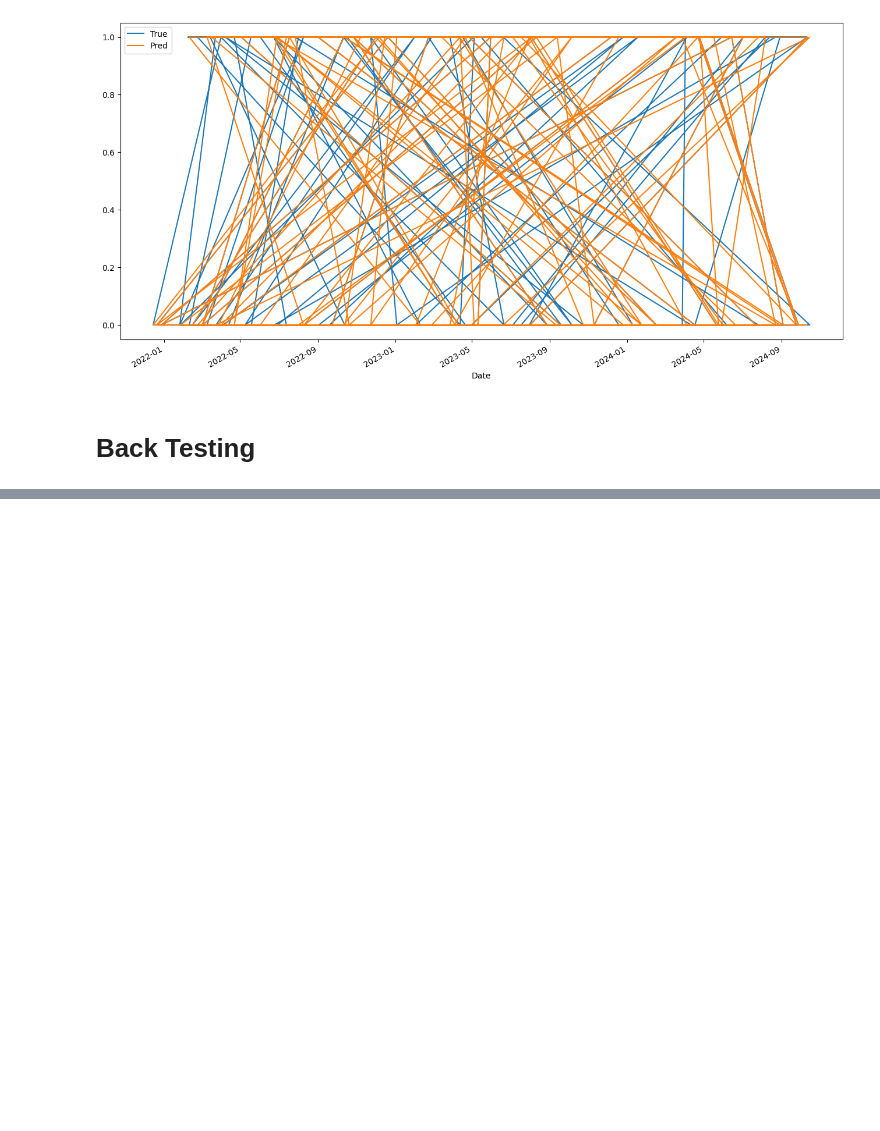
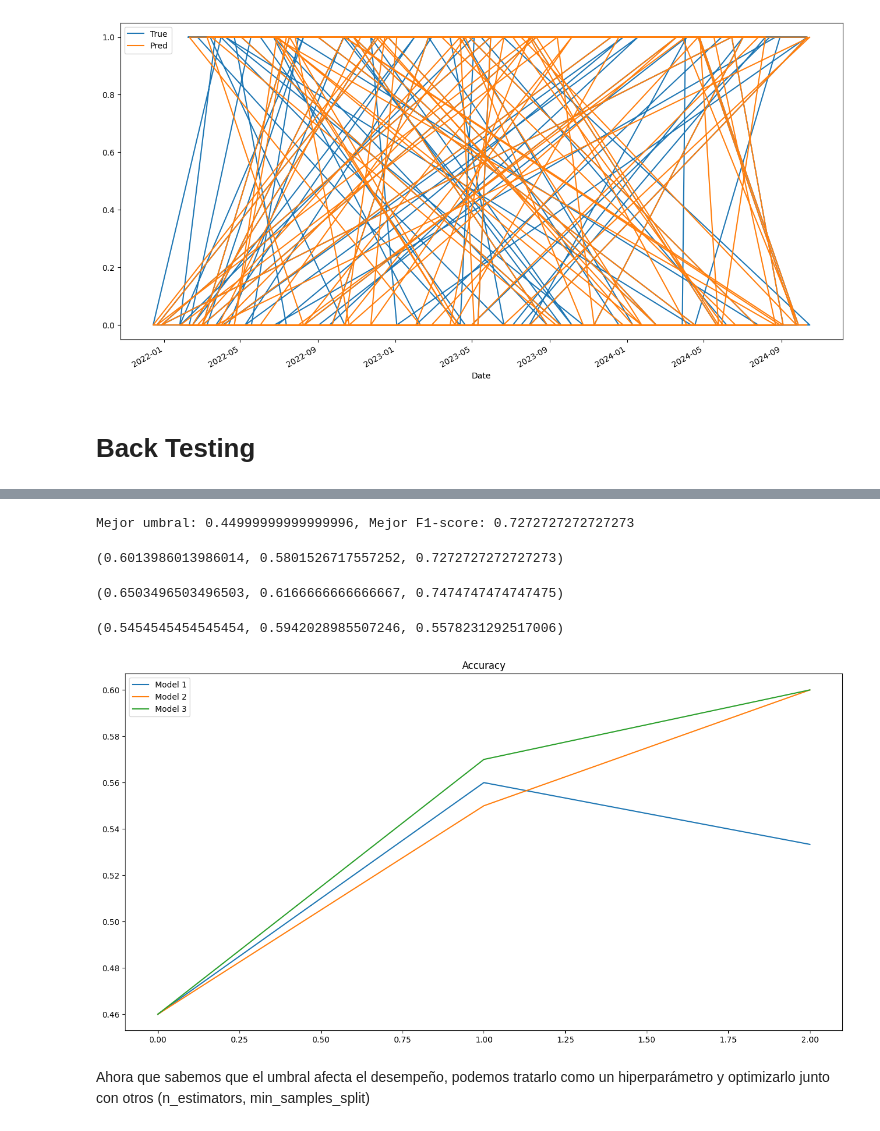
Before and after one commit to dapuentes/StockTimePredictor, a Jupyter notebook: ML_Nu.ipynb, the cells around one changed output, grey strips where cells are left out. Cells and saved outputs as stored; diff of their text form; code cells hidden in the pictures; blank space fills up the shorter version.

Commit message:
primeros modelos
primeros modelos randomforest

```diff
--- a/ML_Nu.ipynb
+++ b/ML_Nu.ipynb
@@ -178,4 +182,0 @@ def backtest(data, model, X, start=2500, step=250):
-# %%
-# testing backtest
-results = backtest(data, model, X, start = 2500, step = 250)
-results
@@ -189,0 +252,5 @@ predictions_df
+# %%
+model2 = RandomForestClassifier(n_estimators=1000,
+                               min_samples_split=100,
+                               random_state=42,
+                               class_weight="balanced")
@@ -189,0 +281,66 @@ predictions_df
+# %%
+model3 = RandomForestClassifier(n_estimators=1000, min_samples_split=50,
+                                random_state=42, class_weight="balanced")
+# %%
+# En lugar de usar 0.4, probar diferentes umbrales con la métrica F1-score para encontrar el mejor valor:
+from sklearn.metrics import f1_score
+best_threshold = 0.5
+best_f1 = 0
+
+for threshold in np.arange(0.3, 0.6, 0.05):
+    preds_adjusted = (probs > threshold).astype(int)
+    f1 = f1_score(y_test, preds_adjusted)
+    if f1 > best_f1:
+        best_f1 = f1
+        best_threshold = threshold
+
+print(f"Mejor umbral: {best_threshold}, Mejor F1-score: {best_f1}")
+# %% [output]
+Mejor umbral: 0.44999999999999996, Mejor F1-score: 0.7272727272727273
+# %%
+from sklearn.metrics import f1_score
+
+probs = model.predict_proba(X_test)[:, 1]
+preds_adjusted = (probs > best_threshold).astype(int)
+accuracy = accuracy_score(y_test, preds_adjusted)
+precision = precision_score(y_test, preds_adjusted)
+f1 = f1_score(y_test, preds_adjusted)
+
+accuracy, precision, f1
+# %% [output]
+(0.6013986013986014, 0.5801526717557252, 0.7272727272727273)
+# %%
+probs = model2.predict_proba(X_test)[:, 1]
+preds_adjusted = (probs > best_threshold).astype(int)
+accuracy = accuracy_score(y_test, preds_adjusted)
+precision = precision_score(y_test, preds_adjusted)
+f1 = f1_score(y_test, preds_adjusted)
+accuracy, precision, f1
+# %% [output]
+(0.6503496503496503, 0.6166666666666667, 0.7474747474747475)
+# %%
+#Para el modelo3
+model3.fit(X_train, y_train)
+probs = model3.predict_proba(X_test)[:, 1]
+preds_adjusted = (probs > best_threshold).astype(int)
+accuracy = accuracy_score(y_test, preds_adjusted)
+precision = precision_score(y_test, preds_adjusted)
+f1 = f1_score(y_test, preds_adjusted)
+accuracy, precision, f1
+# %% [output]
+(0.5454545454545454, 0.5942028985507246, 0.5578231292517006)
+# %%
+# Ploting the 3 results
+results_df = backtest_rolling(data, model, window=500, step=100)
+results_df2 = backtest_rolling(data, model2, window=500, step=100)
+results_df3 = backtest_rolling(data, model3, window=500, step=100)
+
+plt.figure(figsize=(16,8))
+plt.plot(results_df['Accuracy'], label='Model 1')
+plt.plot(results_df2['Accuracy'], label='Model 2')
+plt.plot(results_df3['Accuracy'], label='Model 3')
+plt.legend()
+plt.title('Accuracy')
+plt.show()
+# %% [output]
+[figure, added]
@@ -189,0 +350,2 @@ predictions_df
+# %% [markdown]
+Ahora que sabemos que el umbral afecta el desempeño, podemos tratarlo como un hiperparámetro y optimizarlo junto con otros (n_estimators, min_samples_split)
```
Also changed, not shown: parts of 28 cells of this notebook.
